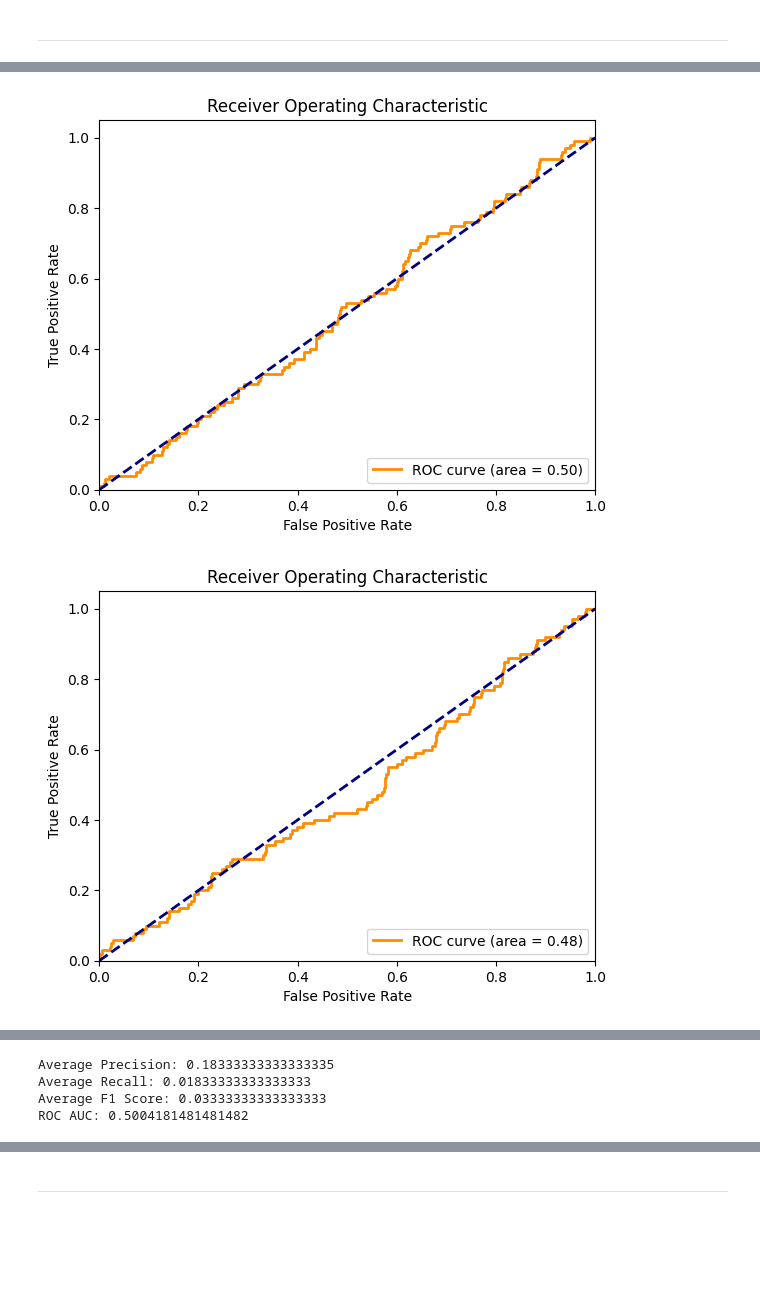
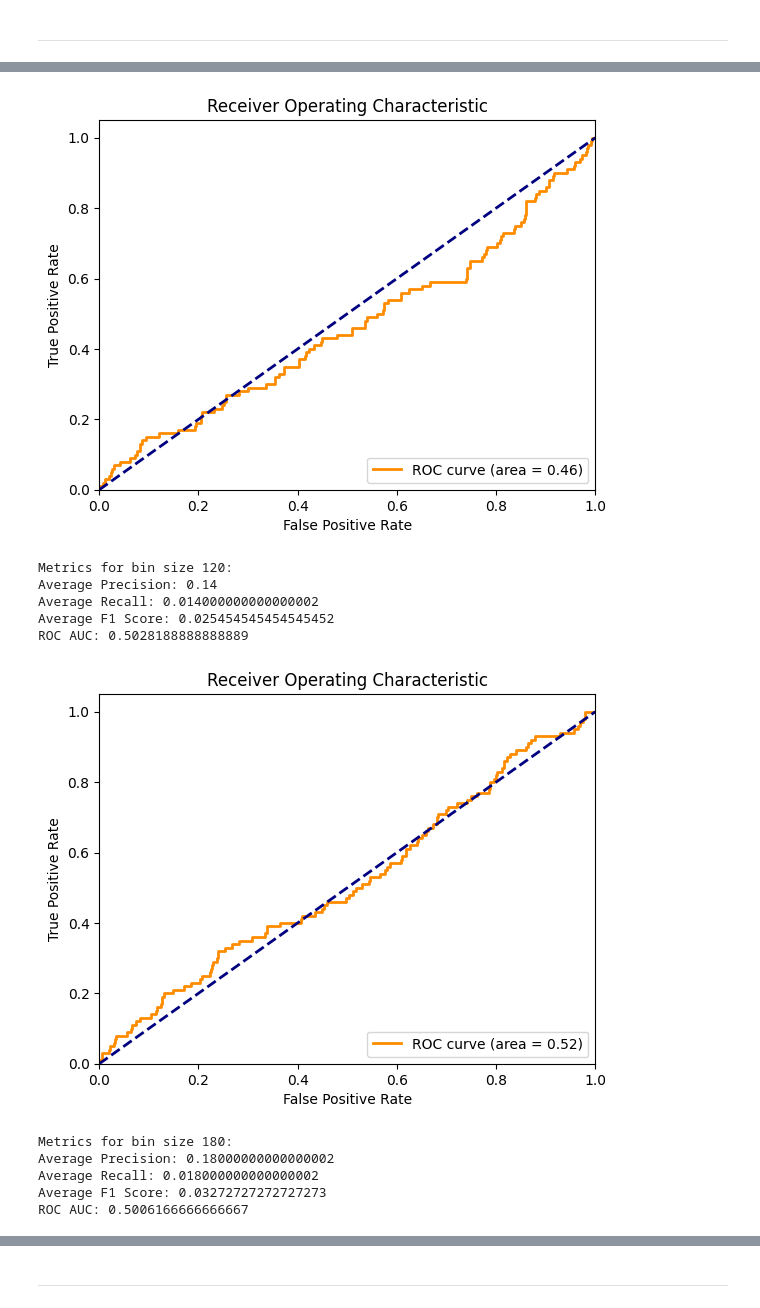
Before and after one commit to IslamJihad/ENCS5343-Computer-Vision-Assign2-CBIR-ColorFeatures, a Jupyter notebook: code.ipynb, the cells around one changed output, grey strips where cells are left out. Cells and saved outputs as stored; diff of their text form; code cells hidden in the pictures; blank space fills up the shorter version.

```diff
--- a/code.ipynb
+++ b/code.ipynb
@@ -629,8 +526,0 @@ def compute_roc_auc(ground_truth, predicted_scores):
-# %%
-# Example execution flow
-bins = 120  # You can try with 180, 360 as well
-histograms, filenames = load_and_compute_histograms(bins)
-
-# You'll need to define the logic for selecting queries and computing the metrics
-# For each query, use retrieve_images and evaluate_query functions
-# You may also need to modify the code to suit your dataset and experiment requirements
@@ -1037,12 +796,15 @@ def display_retrieved_images(images):
         plt.axis('off')
     plt.show()
 
-def report_performance_metrics(average_precision, average_recall, average_f1, roc_auc):
-    """ Print out the performance metrics. """
+def report_performance_metrics(bin_size, average_precision, average_recall, average_f1, roc_auc):
+    """ Print out the performance metrics for a specific bin size. """
+    print(f"Metrics for bin size {bin_size}:")
     print(f"Average Precision: {average_precision}")
     print(f"Average Recall: {average_recall}")
     print(f"Average F1 Score: {average_f1}")
     print(f"ROC AUC: {roc_auc}")
+    print()
+
 
 def run_experiments(bin_sizes, num_queries, images):
     """ Run retrieval experiments and compute average metrics. """
@@ -1053,41 +815,50 @@ def run_experiments(bin_sizes, num_queries, images):
             query_idx = np.random.randint(len(images))
             query_category = query_idx // 100
             query_image = images[query_idx]
             retrieved_indices = retrieve_similar_images(query_image, images, num_bins, top_k=10)
             relevant_indices = list(range(query_category * 100, (query_category + 1) * 100))
             precision, recall = calculate_precision_recall(retrieved_indices, relevant_indices)
             f1_score = calculate_f1_score(precision, recall)
             precisions.append(precision)
             recalls.append(recall)
             f1_scores.append(f1_score)
             all_features = np.array([calculate_histogram(img, num_bins) for img in images])
             query_feature = calculate_histogram(query_image, num_bins)
             distances = compute_distances(all_features, np.array([query_feature]))
 
             distances_safe = np.clip(distances, 1e-10, np.max(distances))
 
             true_labels = [1 if idx in relevant_indices else 0 for idx in range(len(images))]
             fpr, tpr, _ = roc_curve(true_labels, 1/distances_safe, pos_label=1)
             roc_auc = auc(fpr, tpr)
             roc_aucs.append(roc_auc)
 
-        avg_precision.append(np.mean(precisions))
-        avg_recall.append(np.mean(recalls))
-        avg_f1.append(np.mean(f1_scores))
-        overall_roc_auc.append(np.mean(roc_aucs))
+        # Average metrics for this bin size
+        avg_precision = np.mean(precisions)
+        avg_recall = np.mean(recalls)
+        avg_f1 = np.mean(f1_scores)
+        overall_roc_auc = np.mean(roc_aucs)
         plot_roc_curve(fpr, tpr, roc_aucs[-1])
-    return avg_precision, avg_recall, avg_f1, overall_roc_auc
+        report_performance_metrics(num_bins, avg_precision, avg_recall, avg_f1, overall_roc_auc)
+
 
 # Main Execution
 
 bin_sizes = [120, 180, 360]
 num_queries = 10
 
-# Load and preprocess your images here
-# images = [...]
 
-average_precision, average_recall, average_f1, roc_auc = run_experiments(bin_sizes, num_queries, images)
-report_performance_metrics(np.mean(average_precision), np.mean(average_recall), np.mean(average_f1), np.mean(roc_auc))
+run_experiments(bin_sizes, num_queries, images)
 # %% [output]
-[figure, old version]
+[figure, new version]
+Metrics for bin size 120:
+Average Precision: 0.14
+Average Recall: 0.014000000000000002
+Average F1 Score: 0.025454545454545452
+ROC AUC: 0.5028188888888889
-[figure, old version]
+[figure, new version]
+Metrics for bin size 180:
+Average Precision: 0.18000000000000002
+Average Recall: 0.018000000000000002
+Average F1 Score: 0.03272727272727273
+ROC AUC: 0.5006166666666667
@@ -1095,4 +865,0 @@ report_performance_metrics(np.mean(average_precision), np.mean(average_recall),
-Average Precision: 0.18333333333333335
-Average Recall: 0.01833333333333333
-Average F1 Score: 0.03333333333333333
-ROC AUC: 0.5004181481481482
```
Also changed, not shown: parts of 19 cells of this notebook.
